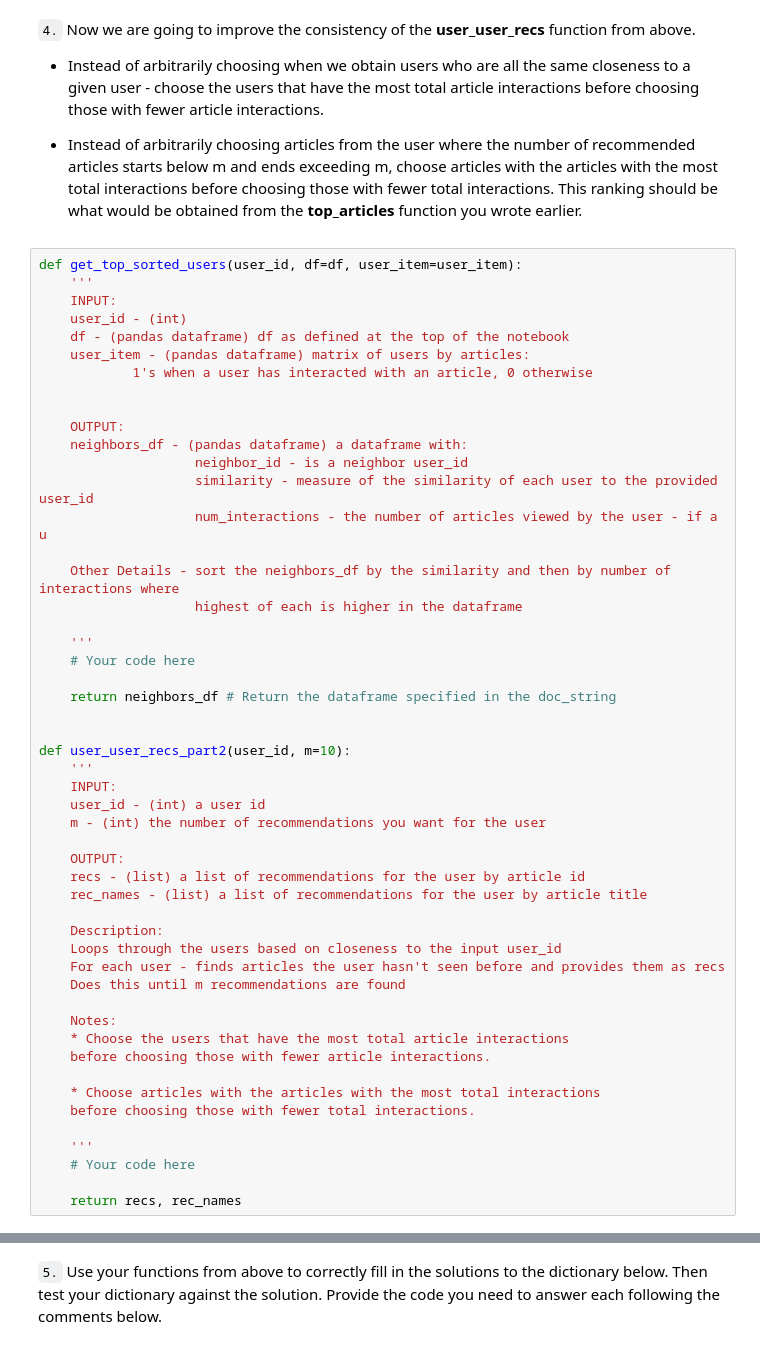
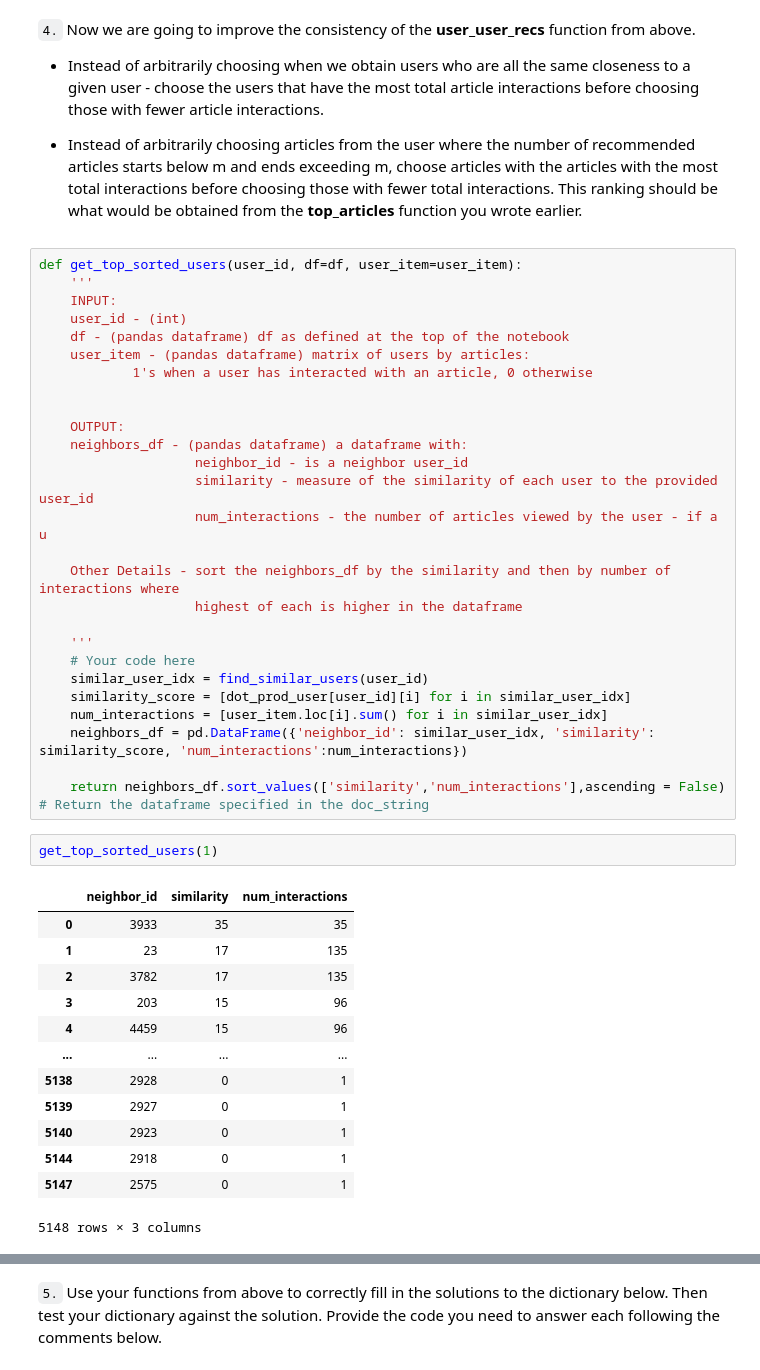
Before and after one commit to rohit18115/recommendations-with-IBM, a Jupyter notebook: Recommendations_with_IBM.ipynb, the cells around one changed output, grey strips where cells are left out. Drawn from its saved outputs; the diff is of its cells as text.

```diff
--- a/Recommendations_with_IBM.ipynb
+++ b/Recommendations_with_IBM.ipynb
@@ -555,33 +545,25 @@ def get_top_sorted_users(user_id, df=df, user_item=user_item):
 
     '''
     # Your code here
+    similar_user_idx = find_similar_users(user_id)
+    similarity_score = [dot_prod_user[user_id][i] for i in similar_user_idx]
+    num_interactions = [user_item.loc[i].sum() for i in similar_user_idx]
+    neighbors_df = pd.DataFrame({'neighbor_id': similar_user_idx, 'similarity': similarity_score, 'num_interactions':num_interactions})
 
-    return neighbors_df # Return the dataframe specified in the doc_string
-
-
-def user_user_recs_part2(user_id, m=10):
-    '''
-    INPUT:
-    user_id - (int) a user id
-    m - (int) the number of recommendations you want for the user
-
-    OUTPUT:
-    recs - (list) a list of recommendations for the user by article id
-    rec_names - (list) a list of recommendations for the user by article title
-
-    Description:
-    Loops through the users based on closeness to the input user_id
-    For each user - finds articles the user hasn't seen before and provides them as recs
-    Does this until m recommendations are found
-
-    Notes:
-    * Choose the users that have the most total article interactions
-    before choosing those with fewer article interactions.
-
-    * Choose articles with the articles with the most total interactions
-    before choosing those with fewer total interactions.
-
-    '''
-    # Your code here
-
-    return recs, rec_names
+    return neighbors_df.sort_values(['similarity','num_interactions'],ascending = False) # Return the dataframe specified in the doc_string
+# %%
+get_top_sorted_users(1)
+# %% [output]
+|  | neighbor_id | similarity | num_interactions |
+| 0 | 3933 | 35 | 35 |
+| 1 | 23 | 17 | 135 |
+| 2 | 3782 | 17 | 135 |
+| 3 | 203 | 15 | 96 |
+| 4 | 4459 | 15 | 96 |
+| ... | ... | ... | ... |
+| 5138 | 2928 | 0 | 1 |
+| 5139 | 2927 | 0 | 1 |
+| 5140 | 2923 | 0 | 1 |
+| 5144 | 2918 | 0 | 1 |
+| 5147 | 2575 | 0 | 1 |
+5148 rows × 3 columns
```
Also changed, not shown: parts of 11 cells of this notebook.
